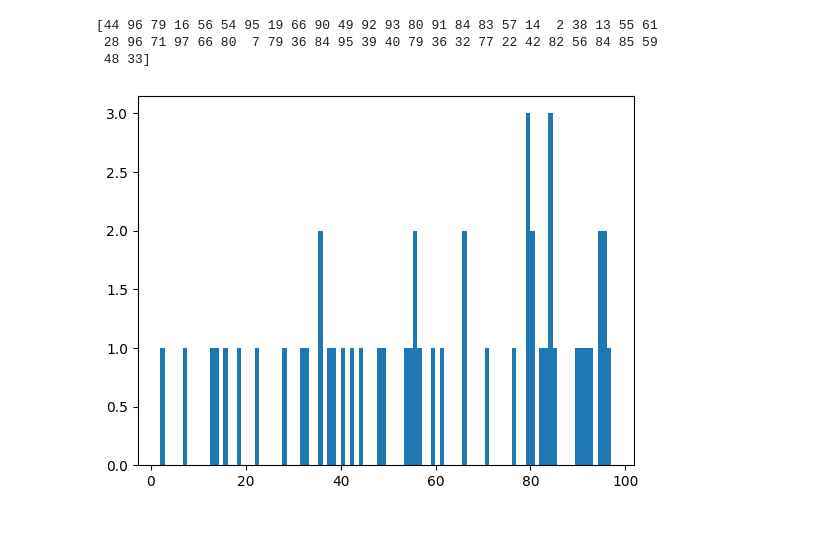
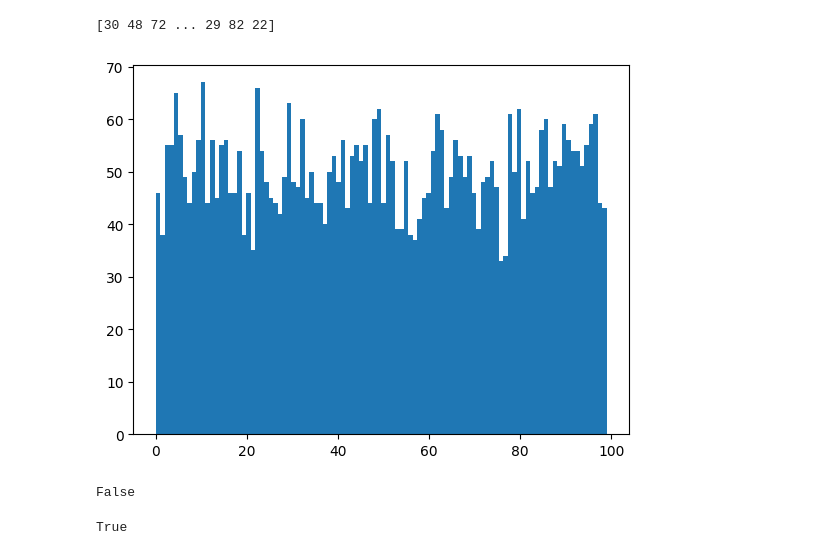
Before and after one commit to dariashcherbakovaaa/pet-projects, a Jupyter notebook: numpy_lec.ipynb, the cells around one changed output. Cells and saved outputs as stored; diff of their text form; code cells hidden in the pictures; blank space fills up the shorter version.

```diff
--- a/numpy_lec.ipynb
+++ b/numpy_lec.ipynb
@@ -4,13 +4,19 @@
 import numpy as np
 import matplotlib.pyplot as plt
 # %%
-A = np.random.randint(0,100,50)
+A = np.random.randint(0,100,5000)
 print(A)
 
 plt.hist(A, bins=100)
 plt.show()
 # %% [output]
-[44 96 79 16 56 54 95 19 66 90 49 92 93 80 91 84 83 57 14  2 38 13 55 61
- 28 96 71 97 66 80  7 79 36 84 95 39 40 79 36 32 77 22 42 82 56 84 85 59
- 48 33]
+[30 48 72 ... 29 82 22]
-[figure, old version]
+[figure, new version]
+# %%
+100 in A
+# %% [output]
+False
+# %%
+0 in A
+# %% [output]
+True
```
Also changed, not shown: parts of 30 cells of this notebook.
